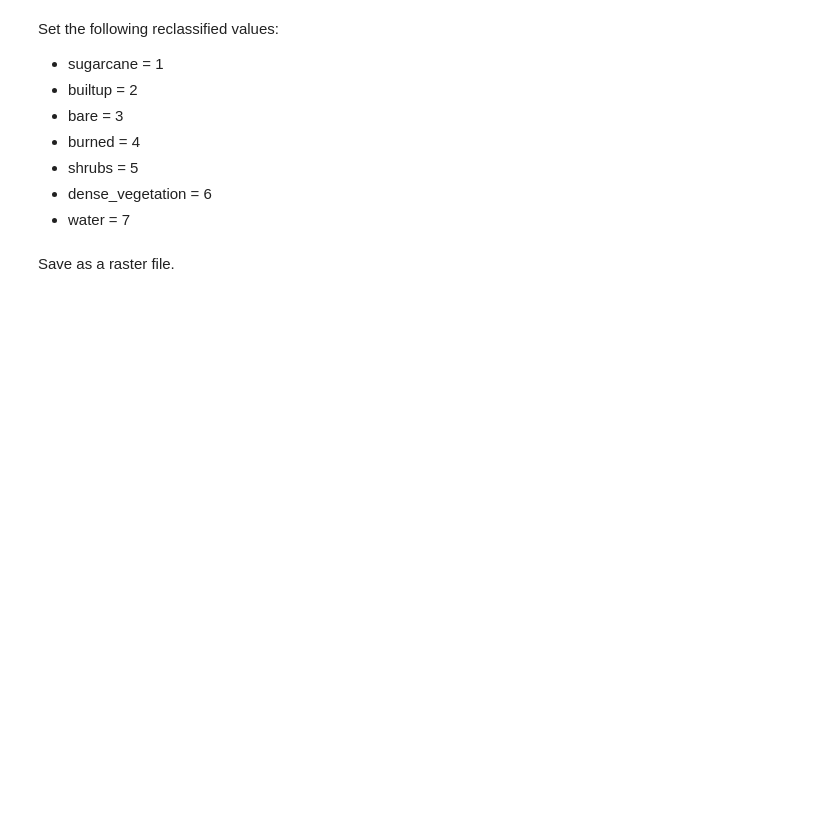
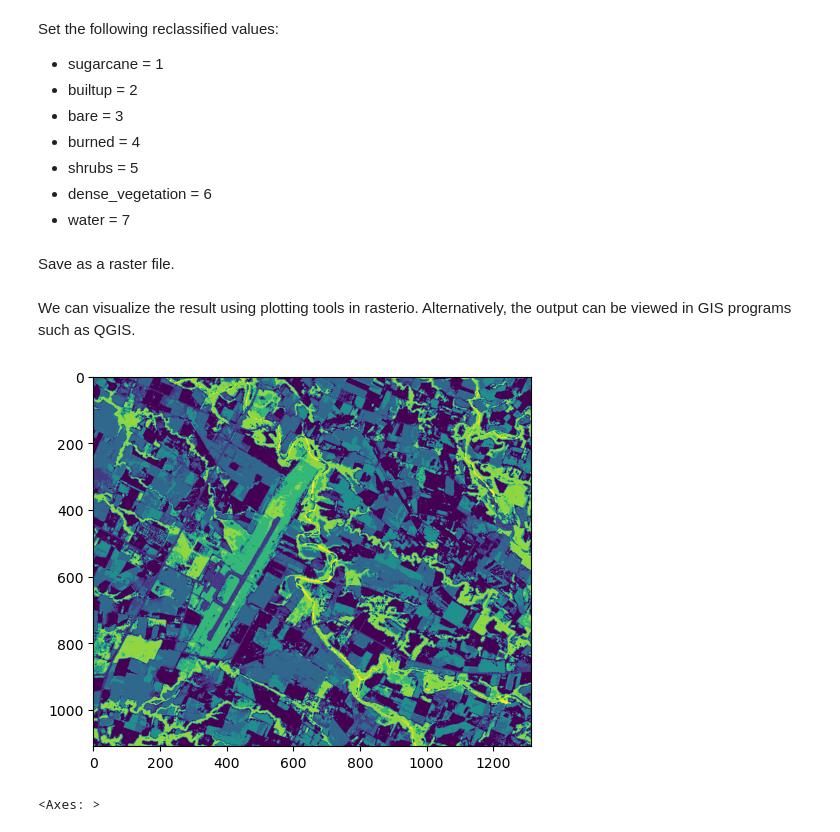
Before and after one commit to git-hcemerida/raster_catboost, a Jupyter notebook: machine_learning_with_catboost.ipynb, the cells around one changed output. Cells and saved outputs as stored; diff of their text form; code cells hidden in the pictures; blank space fills up the shorter version.

```diff
--- a/machine_learning_with_catboost.ipynb
+++ b/machine_learning_with_catboost.ipynb
@@ -888,3 +888,15 @@ with rasterio.open(
     compress = 'lzw'
 ) as dst:
     dst.write(prediction_band, 1)
+# %% [markdown]
+We can visualize the result using plotting tools in rasterio. Alternatively, the output can be viewed in GIS programs such as QGIS.
+# %%
+from rasterio.plot import show
+
+src = rasterio.open(os.path.join('raster', 'prediction.tif'))
+
+# Plot the output prediction
+show(src.read(), 'viridis')
+# %% [output]
+[figure, added]
+<Axes: >
```
Also changed, not shown: parts of 14 cells of this notebook, 27 other files.
